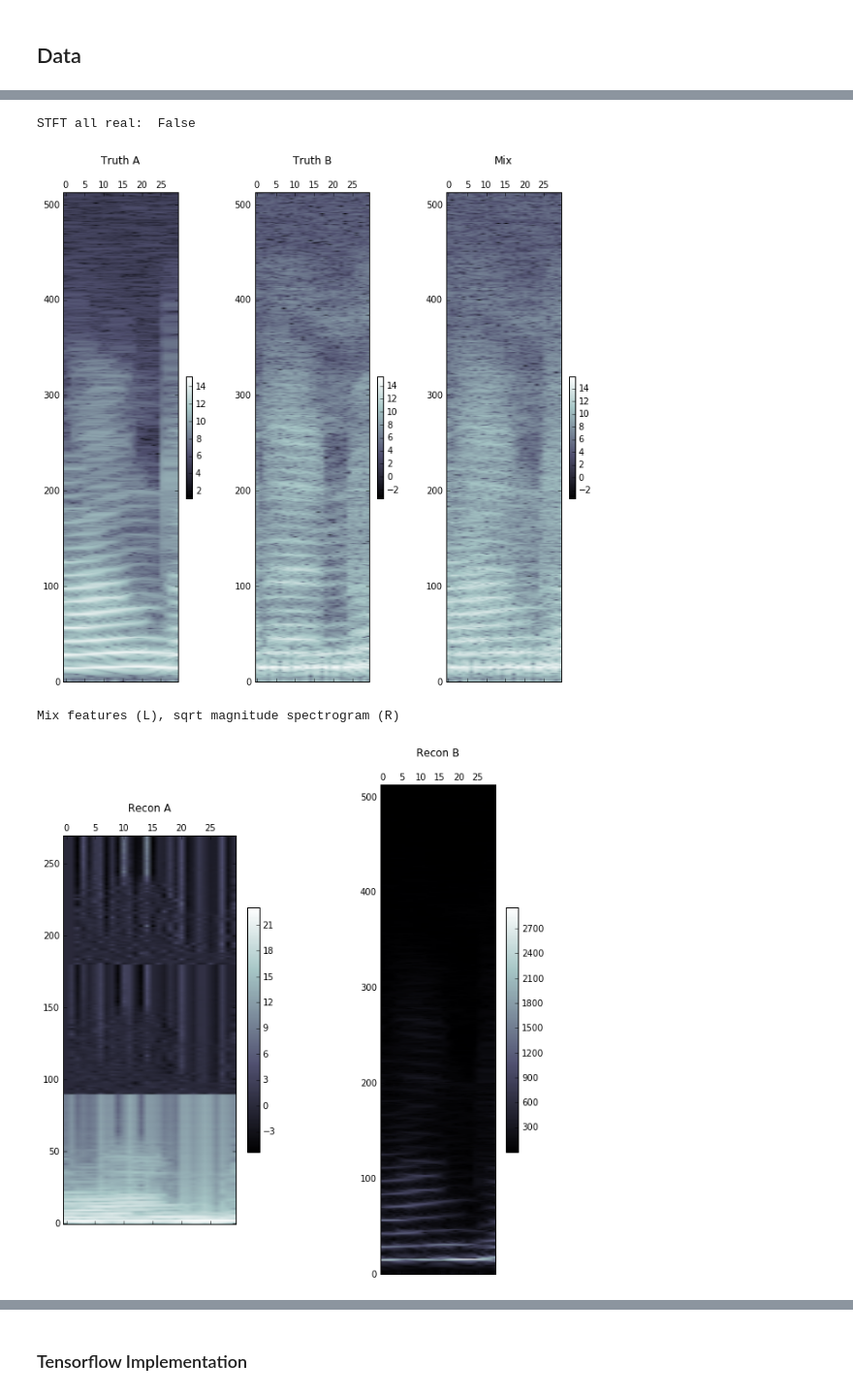
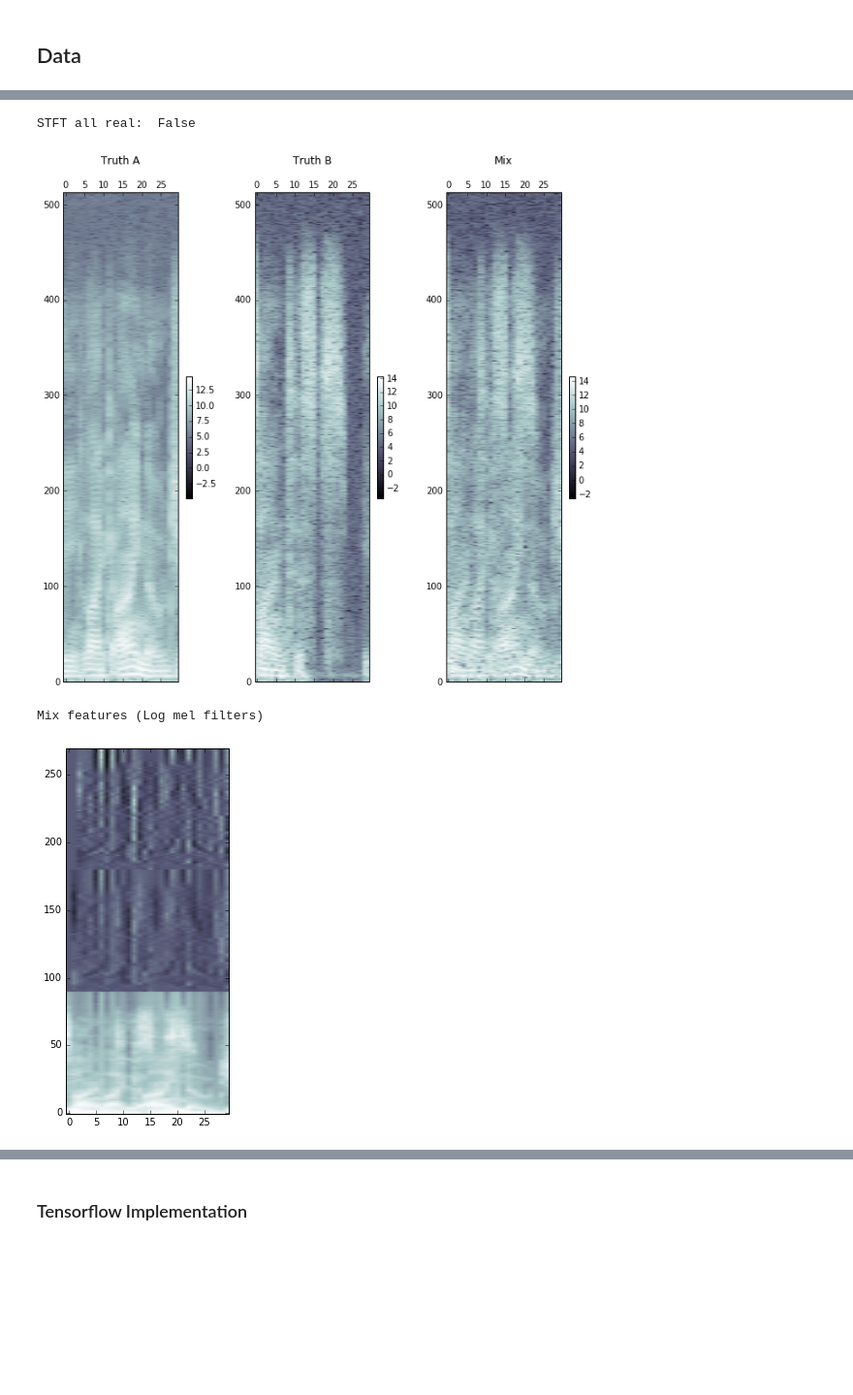
Before and after one commit to Lab41/Magnolia, a Jupyter notebook: sandbox/rnn-mask/mask-rnn.ipynb, the cells around one changed output, grey strips where cells are left out. Shown at 97% size. Drawn from its saved outputs; the diff is of its cells as text; code cells hidden in the pictures; blank space fills up the shorter version.

```diff
--- a/sandbox/rnn-mask/mask-rnn.ipynb
+++ b/sandbox/rnn-mask/mask-rnn.ipynb
@@ -29,7 +29,7 @@ audio_dir = os.environ['AUDIO_PATH']
 ## Data
 # %%
 sig_length = 30
-stft_step = 128
+stft_step = 512
 stft_len = 1024
 sig_length_samples =(sig_length-1)*stft_step+stft_len
 freq_extent = stft_len // 2 + 1
@@ -91,25 +96,26 @@ def plot_recons(src_recon1, src_recon2, rot=True, cmap="bone", aspect=4):
 # %%
 wavs = wav_iterator(audio_dir, sig_length=sig_length_samples)
 features = lmf_stft_iterator(wavs, stft_len=stft_len, stft_step=stft_step,
                              nfilters=lmf_filters, use_diffs=True, return_onesided=True)
 
 m, t = next(features)
 
 # Take log-magnitude spectrograms of truth signals and mix
 print("STFT all real: ", (np.square(t[0]) >= 0.0).all())
 s1 = np.log(np.absolute(t[0])).real
 s2 = np.log(np.absolute(t[1].real))
 mix = np.log(np.absolute(t[2].real))
 plot_mix(s1, s2, mix, True)
 plt.show()
-print("Mix features (L), sqrt magnitude spectrogram (R)")
-plot_recons(m,np.sqrt(np.abs(t[2])), True)
+print("Mix features (Log mel filters)")
+plt.figure(figsize=(3,10))
+plt.imshow(m.T, cmap='bone', aspect=1/4, origin='bottom')
 plt.show()
 # %% [output]
 STFT all real:  False
-[figure, old version]
+[figure, new version]
-Mix features (L), sqrt magnitude spectrogram (R)
+Mix features (Log mel filters)
-[figure, old version]
+[figure, new version]
 # %% [markdown]
 ## Implementation of the network
 
```
Also changed, not shown: parts of 11 cells of this notebook.
